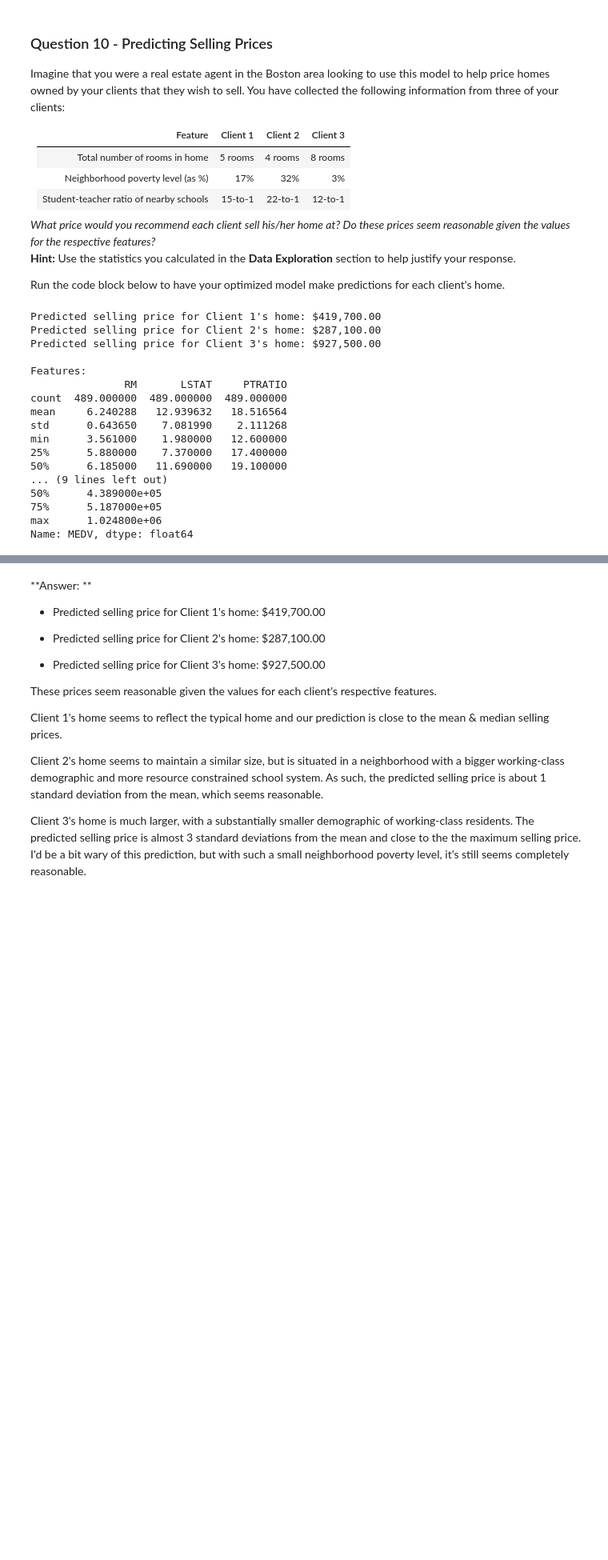
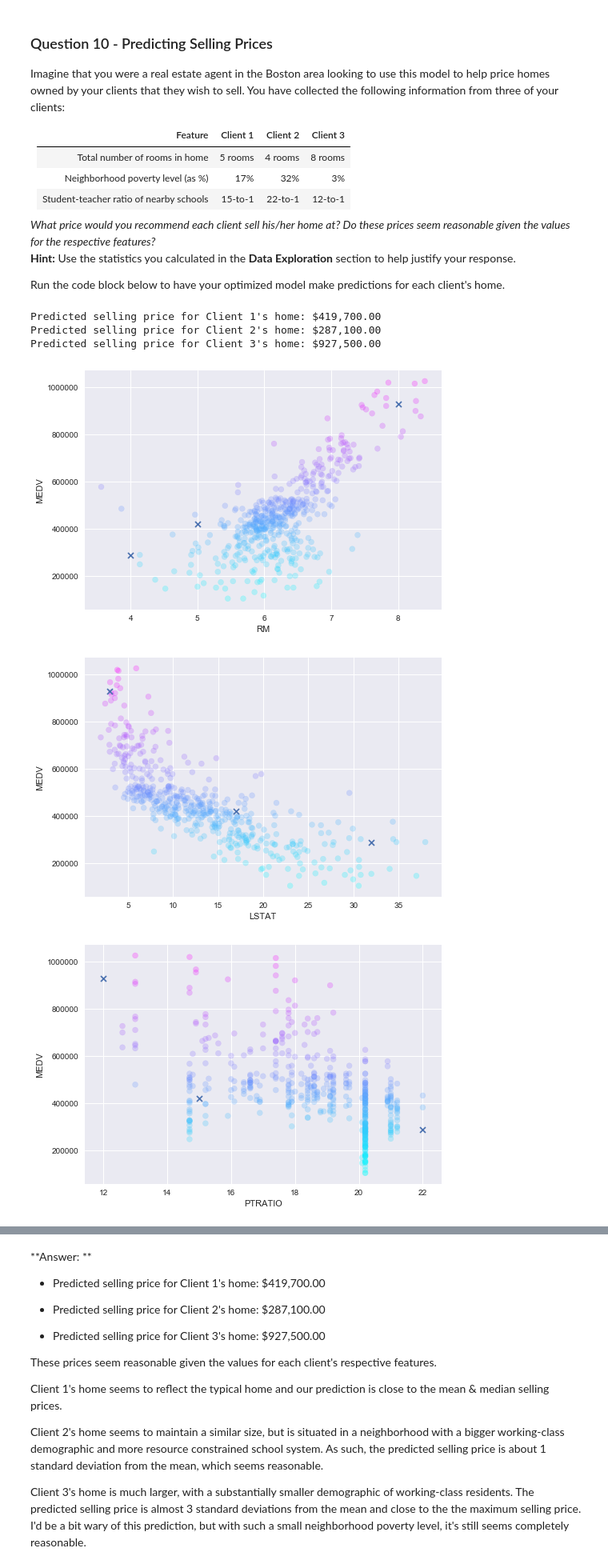
Before and after one commit to bestkao/boston_housing, a Jupyter notebook: boston_housing.ipynb, the cells around one changed output, grey strips where cells are left out. Shown at 80% size. Saved outputs shown, nothing was run; the diff lists cells and outputs as text; code cells hidden in the pictures; blank space fills up the shorter version.

```diff
--- a/boston_housing.ipynb
+++ b/boston_housing.ipynb
@@ -292,14 +292,14 @@ For the `fit_model` function in the code cell below, you will need to implement
 # Import 'make_scorer', 'DecisionTreeRegressor', and 'GridSearchCV'
 from sklearn.metrics import make_scorer
 from sklearn.tree import DecisionTreeRegressor
-from sklearn.grid_search import GridSearchCV
+from sklearn.model_selection import GridSearchCV
 
 def fit_model(X, y):
     """ Performs grid search over the 'max_depth' parameter for a
         decision tree regressor trained on the input data [X, y]. """
 
     # Create cross-validation sets from the training data
-    cv_sets = ShuffleSplit(X.shape[0], n_iter = 10, test_size = 0.20, random_state = 0)
+    cv_sets = ShuffleSplit(n_splits = 10, test_size = 0.20, random_state = 0)
 
     # Create a decision tree regressor object
     regressor = DecisionTreeRegressor()
@@ -354,33 +354,33 @@ Run the code block below to have your optimized model make predictions for each
 # %%
 # Produce a matrix for client data
 client_data = [[5, 17, 15], # Client 1
                [4, 32, 22], # Client 2
                [8, 3, 12]]  # Client 3
 
 # Show predictions
 for i, price in enumerate(reg.predict(client_data)):
     print "Predicted selling price for Client {}'s home: ${:,.2f}".format(i+1, price)
 
-# Show descriptive statistics for each feature
-print '\nFeatures:'
+from matplotlib import pyplot as plt
+
+clients = np.transpose(client_data)
+preds = reg.predict(client_data)
+for i, feat in enumerate(['RM', 'LSTAT', 'PTRATIO']):
+    plt.scatter(features[feat], prices, alpha=0.25, c=prices, cmap=plt.cm.cool)
+    plt.scatter(clients[i], preds, marker='x', linewidths=2)
+    plt.xlabel(feat)
+    plt.ylabel('MEDV')
+    plt.show()
+
+# Show descriptive statistics for each feature\n",
+print 'Features:'
 print features.describe()
-print '\nPrice:'
+print 'Price:'
 print prices.describe()
 # %% [output]
 Predicted selling price for Client 1's home: $419,700.00
 Predicted selling price for Client 2's home: $287,100.00
 Predicted selling price for Client 3's home: $927,500.00
-
-Features:
-               RM       LSTAT     PTRATIO
-count  489.000000  489.000000  489.000000
-mean     6.240288   12.939632   18.516564
-std      0.643650    7.081990    2.111268
-min      3.561000    1.980000   12.600000
-25%      5.880000    7.370000   17.400000
-50%      6.185000   11.690000   19.100000
-... (9 lines left out)
-50%      4.389000e+05
-75%      5.187000e+05
-max      1.024800e+06
-Name: MEDV, dtype: float64
+[figure, added]
+[figure, added]
+[figure, added]
```
Also changed, not shown: parts of 8 cells of this notebook, 12 other files.
